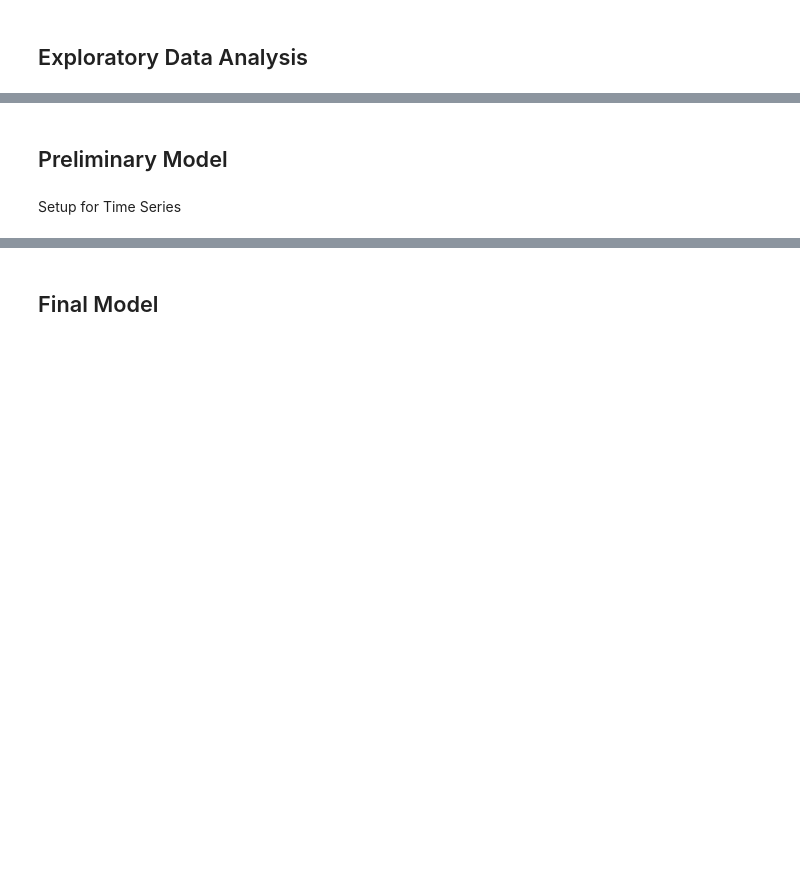
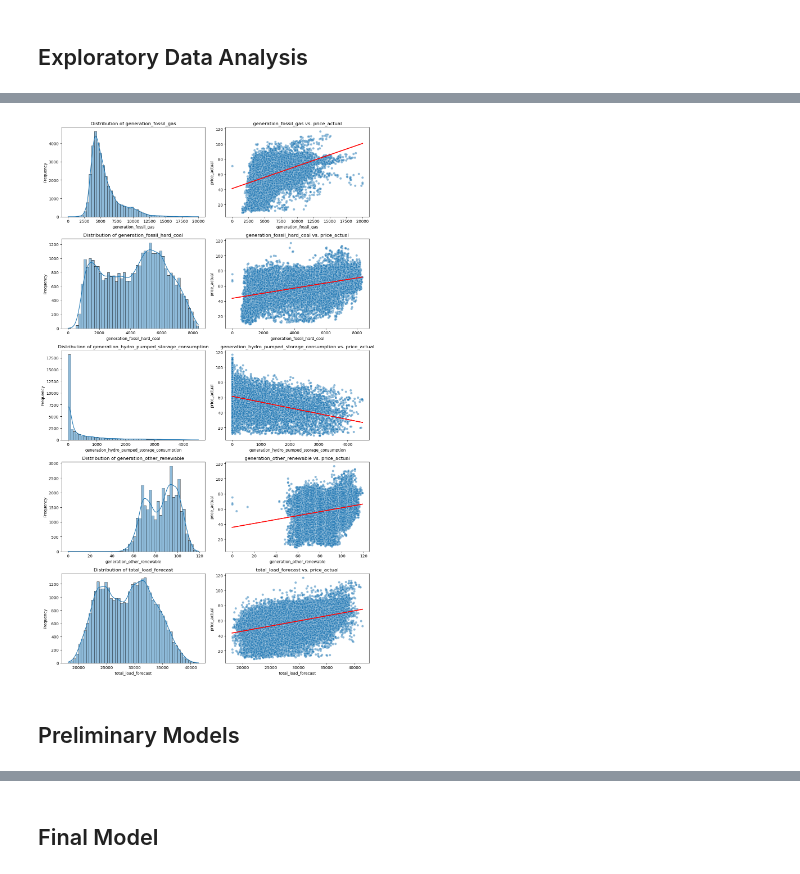
Before and after one commit to MattHendo/Time-Series-Energy-Markets, a Jupyter notebook: Time_Series_Energy_Markets.ipynb, the cells around one changed output, grey strips where cells are left out. Drawn from its saved outputs; the diff is of its cells as text; code cells hidden in the pictures; blank space fills up the shorter version.

```diff
--- a/Time_Series_Energy_Markets.ipynb
+++ b/Time_Series_Energy_Markets.ipynb
@@ -151,0 +136,7 @@ dtype: int64
+# %%
+#the series will be used both in our EDA and later in the modeling process
+data['time'] = pd.to_datetime(data['time'], utc=True)
+
+series = data[["time", "price_actual"]]
+series.set_index('time', inplace=True)
+series.head()
@@ -151,0 +272,3 @@ dtype: int64
+# %%
+data = data[selection]
+data.head()
@@ -152,4 +283,43 @@ dtype: int64
+# %%
+import matplotlib.pyplot as plt
+import seaborn as sns
+
+# List of your selected exogenous variables
+exog_list = [
+    'generation_fossil_gas',
+    'generation_fossil_hard_coal',
+    'generation_hydro_pumped_storage_consumption',
+    'generation_other_renewable',
+    'total_load_forecast'
+]
+
+target = 'price_actual'  # Replace with your target variable name
+
+# Set up the plot grid
+n_cols = 2
+n_rows = len(exog_list)
+
+plt.figure(figsize=(12, 4 * n_rows))
+
+for i, exog in enumerate(exog_list):
+    # Plot distribution
+    plt.subplot(n_rows, n_cols, 2*i + 1)
+    sns.histplot(data[exog].dropna(), kde=True, bins=50)
+    plt.title(f'Distribution of {exog}')
+    plt.xlabel(exog)
+    plt.ylabel('Frequency')
+
+    # Plot relationship with the target
+    plt.subplot(n_rows, n_cols, 2*i + 2)
+    sns.scatterplot(x=data[exog], y=data[target], alpha=0.5)
+    sns.regplot(x=data[exog], y=data[target], scatter=False, color='red', ci=None)  # Add trendline
+    plt.title(f'{exog} vs. {target}')
+    plt.xlabel(exog)
+    plt.ylabel(target)
+
+plt.tight_layout()
+plt.show()
+# %% [output]
+[figure, added]
 # %% [markdown]
-## Preliminary Model
+## Preliminary Models
-# %% [markdown]
-Setup for Time Series
```
Also changed, not shown: parts of 13 cells of this notebook.
